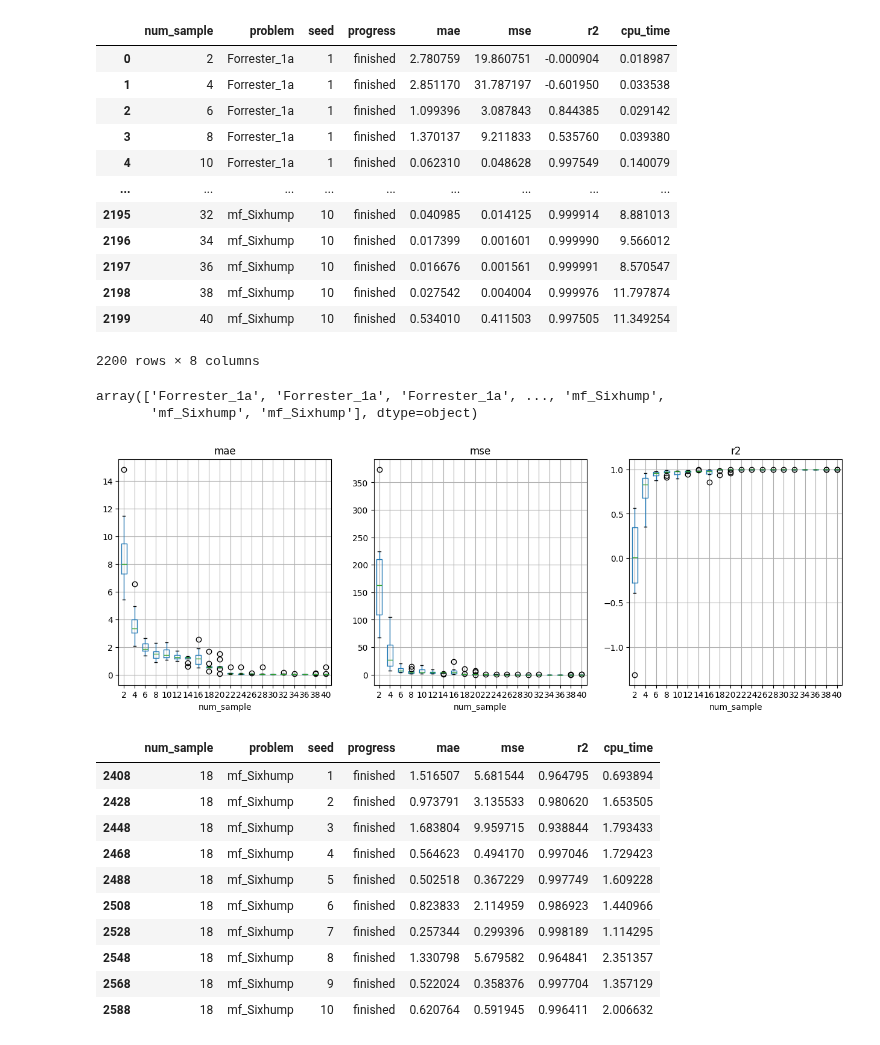
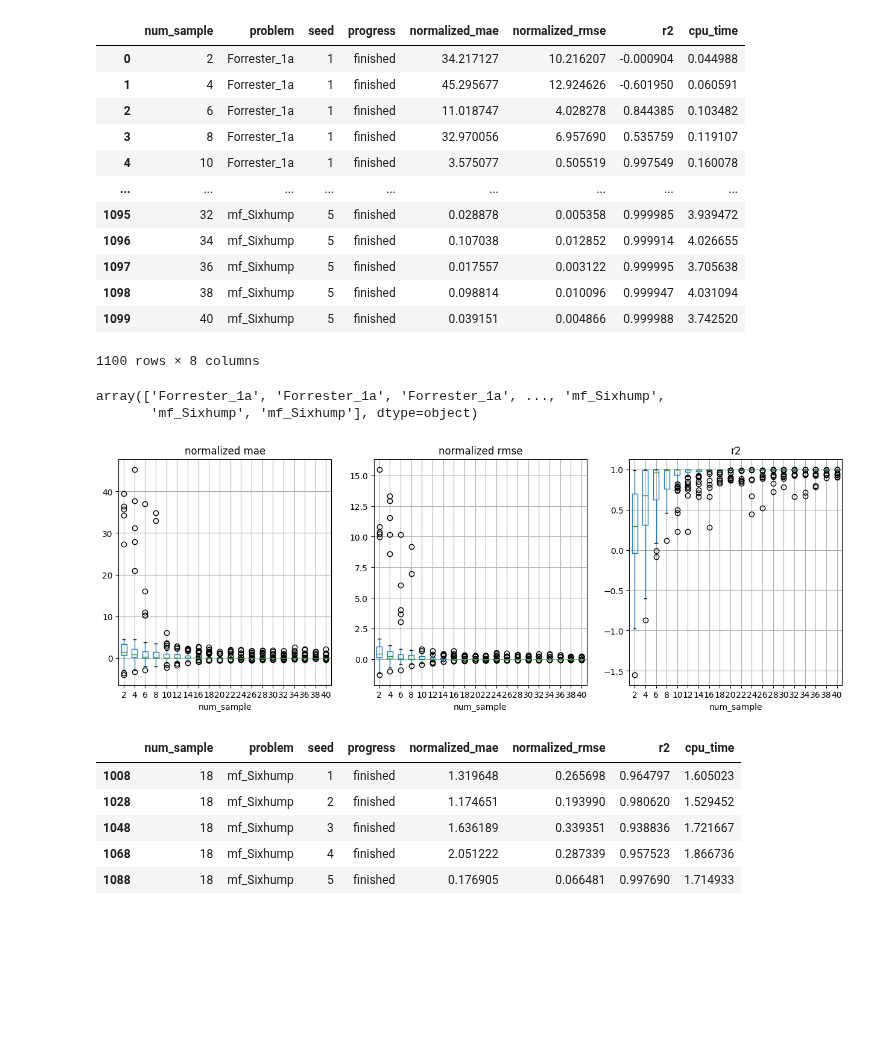
Before and after one commit to bessagroup/mfbml, a Jupyter notebook: examples/studies/sf_data_scarce_noiseless/postprocess_results.ipynb, the cells around one changed output. Cells and saved outputs as stored; diff of their text form; code cells hidden in the pictures; blank space fills up the shorter version.

```diff
--- a/examples/studies/sf_data_scarce_noiseless/postprocess_results.ipynb
+++ b/examples/studies/sf_data_scarce_noiseless/postprocess_results.ipynb
@@ -4,27 +4,27 @@ import numpy as np
 import matplotlib.pyplot as plt
 # %%
 # read exp_kriging_output.csv
-doe = pd.read_csv("exp_kriging_results_input.csv", index_col=0)
-results = pd.read_csv("exp_kriging_results_output.csv", index_col=0)
+doe = pd.read_csv("exp_kriging_input.csv", index_col=0)
+results = pd.read_csv("exp_kriging_output.csv", index_col=0)
 # %%
 # merge doe and results
 doe_results = pd.merge(doe, results, left_index=True, right_index=True)
 # %%
 doe_results
 # %% [output]
-|  | num_sample | problem | seed | progress | mae | mse | r2 | cpu_time |
-| 0 | 2 | Forrester_1a | 1 | finished | 2.780759 | 19.860751 | -0.000904 | 0.018987 |
-| 1 | 4 | Forrester_1a | 1 | finished | 2.851170 | 31.787197 | -0.601950 | 0.033538 |
-| 2 | 6 | Forrester_1a | 1 | finished | 1.099396 | 3.087843 | 0.844385 | 0.029142 |
-| 3 | 8 | Forrester_1a | 1 | finished | 1.370137 | 9.211833 | 0.535760 | 0.039380 |
-| 4 | 10 | Forrester_1a | 1 | finished | 0.062310 | 0.048628 | 0.997549 | 0.140079 |
+|  | num_sample | problem | seed | progress | normalized_mae | normalized_rmse | r2 | cpu_time |
+| 0 | 2 | Forrester_1a | 1 | finished | 34.217127 | 10.216207 | -0.000904 | 0.044988 |
+| 1 | 4 | Forrester_1a | 1 | finished | 45.295677 | 12.924626 | -0.601950 | 0.060591 |
+| 2 | 6 | Forrester_1a | 1 | finished | 11.018747 | 4.028278 | 0.844385 | 0.103482 |
+| 3 | 8 | Forrester_1a | 1 | finished | 32.970056 | 6.957690 | 0.535759 | 0.119107 |
+| 4 | 10 | Forrester_1a | 1 | finished | 3.575077 | 0.505519 | 0.997549 | 0.160078 |
 | ... | ... | ... | ... | ... | ... | ... | ... | ... |
-| 2195 | 32 | mf_Sixhump | 10 | finished | 0.040985 | 0.014125 | 0.999914 | 8.881013 |
-| 2196 | 34 | mf_Sixhump | 10 | finished | 0.017399 | 0.001601 | 0.999990 | 9.566012 |
-| 2197 | 36 | mf_Sixhump | 10 | finished | 0.016676 | 0.001561 | 0.999991 | 8.570547 |
-| 2198 | 38 | mf_Sixhump | 10 | finished | 0.027542 | 0.004004 | 0.999976 | 11.797874 |
-| 2199 | 40 | mf_Sixhump | 10 | finished | 0.534010 | 0.411503 | 0.997505 | 11.349254 |
+| 1095 | 32 | mf_Sixhump | 5 | finished | 0.028878 | 0.005358 | 0.999985 | 3.939472 |
+| 1096 | 34 | mf_Sixhump | 5 | finished | 0.107038 | 0.012852 | 0.999914 | 4.026655 |
+| 1097 | 36 | mf_Sixhump | 5 | finished | 0.017557 | 0.003122 | 0.999995 | 3.705638 |
+| 1098 | 38 | mf_Sixhump | 5 | finished | 0.098814 | 0.010096 | 0.999947 | 4.031094 |
+| 1099 | 40 | mf_Sixhump | 5 | finished | 0.039151 | 0.004866 | 0.999988 | 3.742520 |
-2200 rows × 8 columns
+1100 rows × 8 columns
 # %%
 doe_results["problem"].values
 # %% [output]
@@ -33,36 +33,31 @@ array(['Forrester_1a', 'Forrester_1a', 'Forrester_1a', ..., 'mf_Sixhump',
 # %%
 # get function name from problem column
 # get a sub-dataframe with only specific problem
 doe_results_1b = doe_results[doe_results["problem"] == "mf_Sixhump"]
 
 
 # plot boxplot regarding mae, mse r2 with respect to different number of samples on  Forrester 1b function
 fig, ax = plt.subplots(1, 3, figsize=(15, 5))
-doe_results_1b.boxplot(column=["mae"], by="num_sample", ax=ax[0])
-doe_results_1b.boxplot(column=["mse"], by="num_sample", ax=ax[1])
-doe_results_1b.boxplot(column=["r2"], by="num_sample", ax=ax[2])
-ax[0].set_title("mae")
-ax[1].set_title("mse")
+doe_results.boxplot(column=["normalized_mae"], by="num_sample", ax=ax[0])
+doe_results.boxplot(column=["normalized_rmse"], by="num_sample", ax=ax[1])
+doe_results.boxplot(column=["r2"], by="num_sample", ax=ax[2])
+ax[0].set_title("normalized mae")
+ax[1].set_title("normalized rmse")
 ax[2].set_title("r2")
 plt.suptitle("")
 plt.show()
 # %% [output]
-[figure, old version]
+[figure, new version]
 # %%
 # results of num_sample = 10
 doe_results_1b[doe_results_1b["num_sample"] == 18]
 # %% [output]
-|  | num_sample | problem | seed | progress | mae | mse | r2 | cpu_time |
-| 2408 | 18 | mf_Sixhump | 1 | finished | 1.516507 | 5.681544 | 0.964795 | 0.693894 |
-| 2428 | 18 | mf_Sixhump | 2 | finished | 0.973791 | 3.135533 | 0.980620 | 1.653505 |
-| 2448 | 18 | mf_Sixhump | 3 | finished | 1.683804 | 9.959715 | 0.938844 | 1.793433 |
-| 2468 | 18 | mf_Sixhump | 4 | finished | 0.564623 | 0.494170 | 0.997046 | 1.729423 |
-| 2488 | 18 | mf_Sixhump | 5 | finished | 0.502518 | 0.367229 | 0.997749 | 1.609228 |
-| 2508 | 18 | mf_Sixhump | 6 | finished | 0.823833 | 2.114959 | 0.986923 | 1.440966 |
-| 2528 | 18 | mf_Sixhump | 7 | finished | 0.257344 | 0.299396 | 0.998189 | 1.114295 |
-| 2548 | 18 | mf_Sixhump | 8 | finished | 1.330798 | 5.679582 | 0.964841 | 2.351357 |
-| 2568 | 18 | mf_Sixhump | 9 | finished | 0.522024 | 0.358376 | 0.997704 | 1.357129 |
-| 2588 | 18 | mf_Sixhump | 10 | finished | 0.620764 | 0.591945 | 0.996411 | 2.006632 |
+|  | num_sample | problem | seed | progress | normalized_mae | normalized_rmse | r2 | cpu_time |
+| 1008 | 18 | mf_Sixhump | 1 | finished | 1.319648 | 0.265698 | 0.964797 | 1.605023 |
+| 1028 | 18 | mf_Sixhump | 2 | finished | 1.174651 | 0.193990 | 0.980620 | 1.529452 |
+| 1048 | 18 | mf_Sixhump | 3 | finished | 1.636189 | 0.339351 | 0.938836 | 1.721667 |
+| 1068 | 18 | mf_Sixhump | 4 | finished | 2.051222 | 0.287339 | 0.957523 | 1.866736 |
+| 1088 | 18 | mf_Sixhump | 5 | finished | 0.176905 | 0.066481 | 0.997690 | 1.714933 |
 # %%
 # plot median value regarding mae, mse r2 with respect to different number of samples
 fig, ax = plt.subplots(1, 3, figsize=(15, 5))
```
Also changed, not shown: parts of 2 cells of this notebook, 6 other files.
